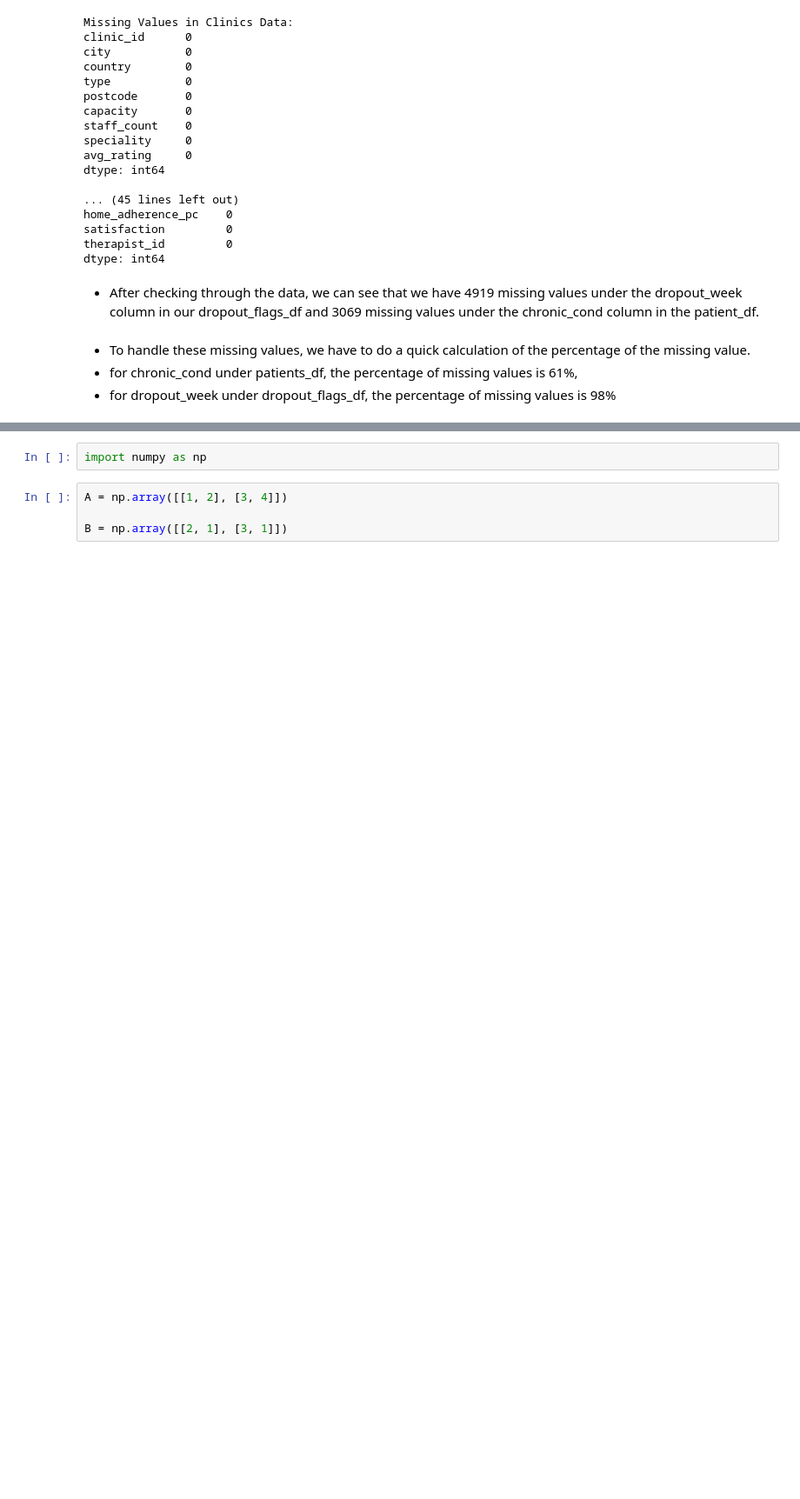
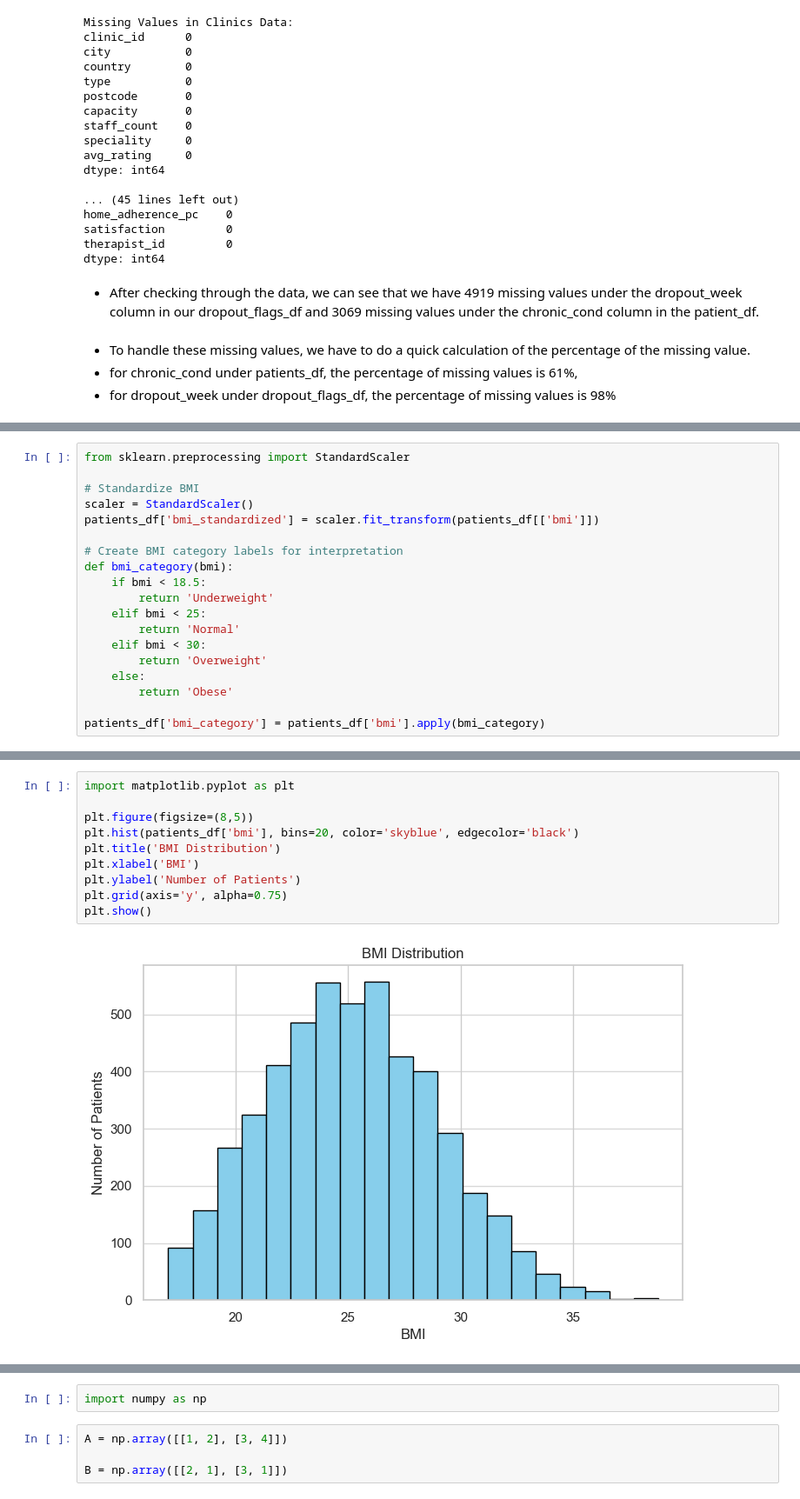
Before and after one commit to FlorenceRobinson-Tashie/MedOptix_Project, a Jupyter notebook: notebooks/med_optix.ipynb, the cells around one changed output, grey strips where cells are left out. Shown at 87% size. Saved outputs shown, nothing was run; the diff lists cells and outputs as text; blank space fills up the shorter version.

```diff
--- a/notebooks/med_optix.ipynb
+++ b/notebooks/med_optix.ipynb
@@ -729,0 +836,19 @@ sessions_df['date'] = pd.to_datetime(sessions_df['date'])
+# %%
+from sklearn.preprocessing import StandardScaler
+
+# Standardize BMI
+scaler = StandardScaler()
+patients_df['bmi_standardized'] = scaler.fit_transform(patients_df[['bmi']])
+
+# Create BMI category labels for interpretation
+def bmi_category(bmi):
+    if bmi < 18.5:
+        return 'Underweight'
+    elif bmi < 25:
+        return 'Normal'
+    elif bmi < 30:
+        return 'Overweight'
+    else:
+        return 'Obese'
+
+patients_df['bmi_category'] = patients_df['bmi'].apply(bmi_category)
@@ -729,0 +884,12 @@ sessions_df['date'] = pd.to_datetime(sessions_df['date'])
+# %%
+import matplotlib.pyplot as plt
+
+plt.figure(figsize=(8,5))
+plt.hist(patients_df['bmi'], bins=20, color='skyblue', edgecolor='black')
+plt.title('BMI Distribution')
+plt.xlabel('BMI')
+plt.ylabel('Number of Patients')
+plt.grid(axis='y', alpha=0.75)
+plt.show()
+# %% [output]
+[figure, added]
```
Also changed, not shown: parts of 83 cells of this notebook.
